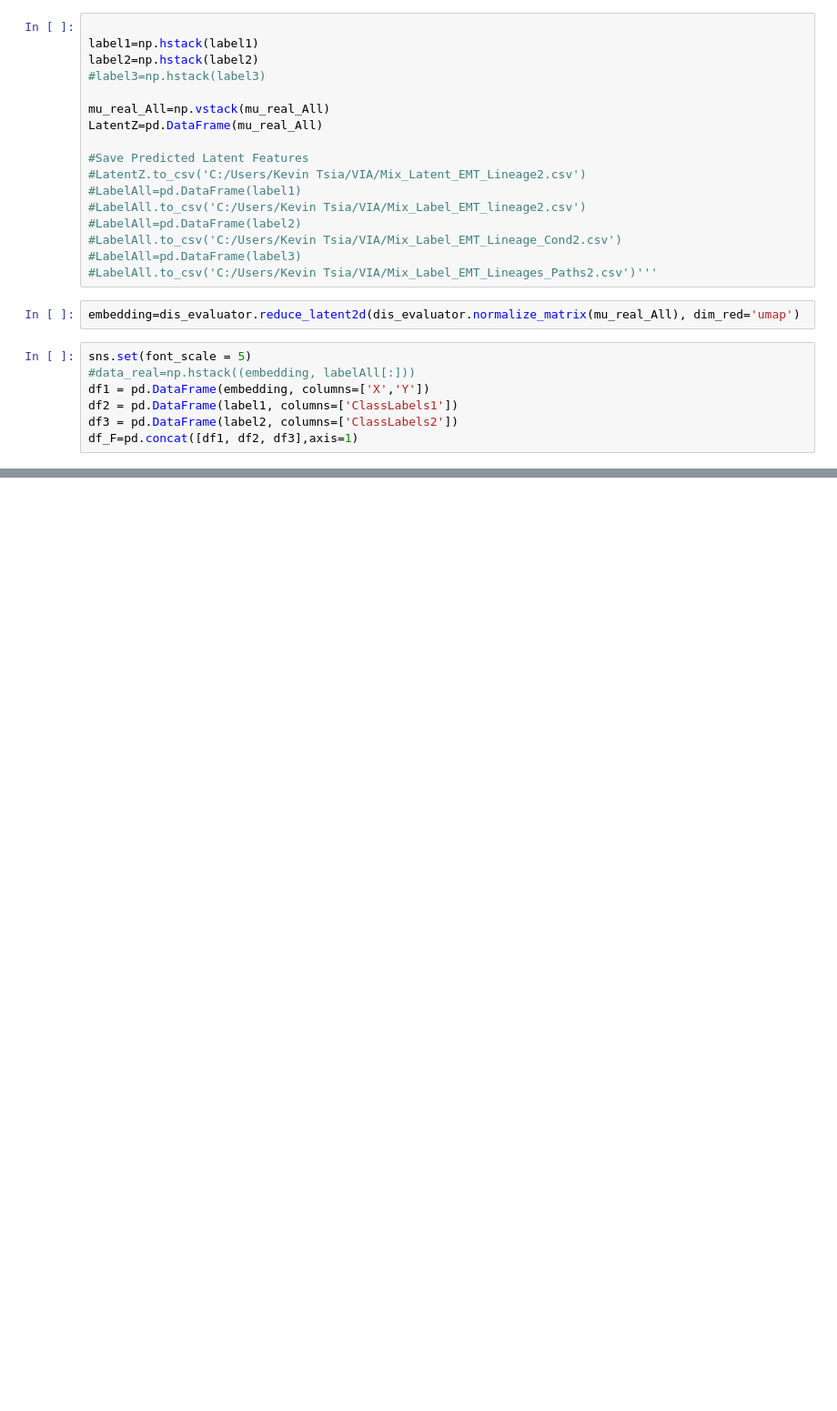
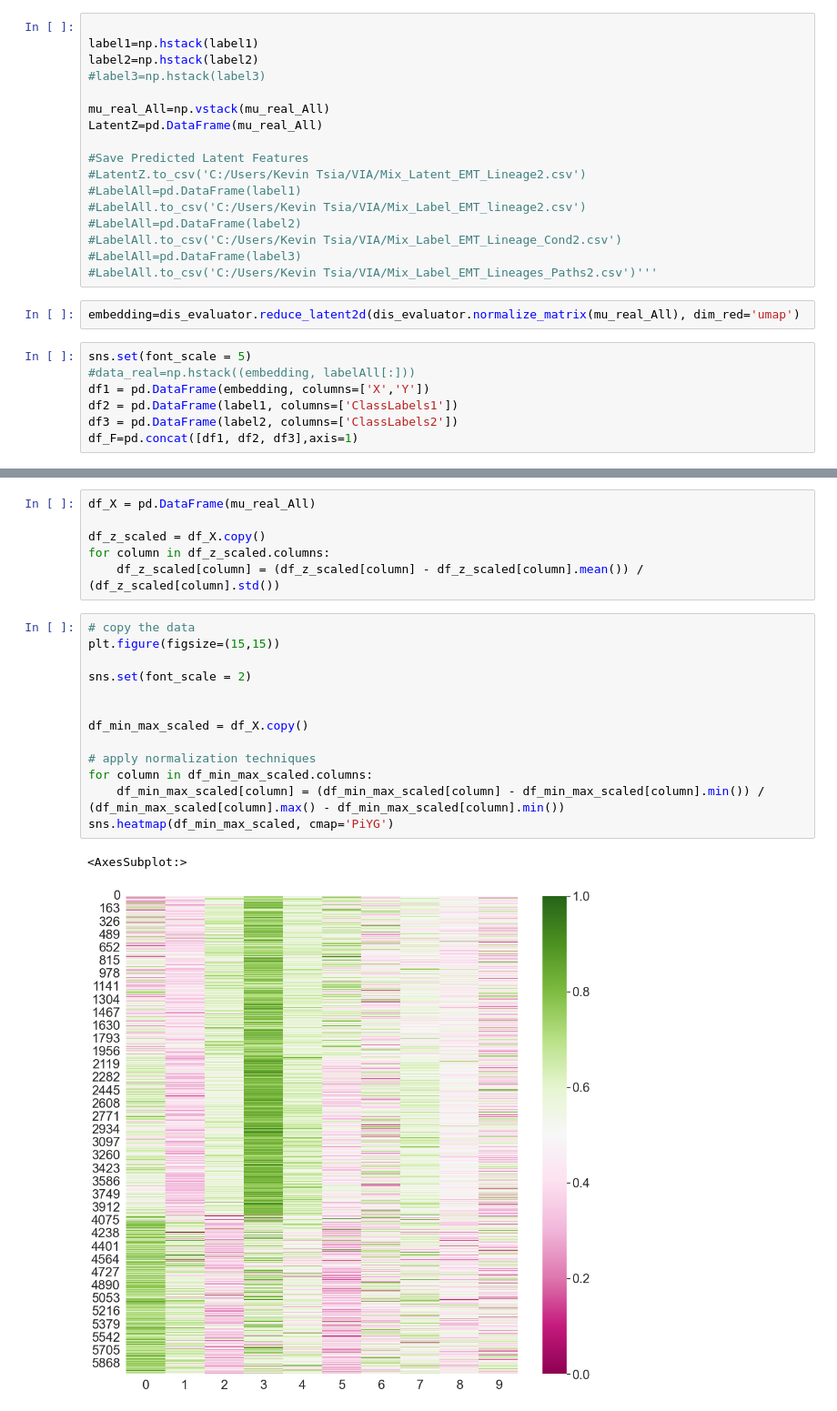
Before and after one commit to rashmisrm/MorphoGenie, a Jupyter notebook: MorphoGenie-Test.ipynb, the cells around one changed output, grey strips where cells are left out. Shown: that part at 91% size. Drawn from its saved outputs; the diff is of its cells as text; blank space fills up the shorter version.

```diff
--- a/MorphoGenie-Test.ipynb
+++ b/MorphoGenie-Test.ipynb
@@ -403,0 +366,22 @@ plt.show()
+# %%
+df_X = pd.DataFrame(mu_real_All)
+
+df_z_scaled = df_X.copy()
+for column in df_z_scaled.columns:
+    df_z_scaled[column] = (df_z_scaled[column] - df_z_scaled[column].mean()) / (df_z_scaled[column].std())
+# %%
+# copy the data
+plt.figure(figsize=(15,15))
+
+sns.set(font_scale = 2)
+
+
+df_min_max_scaled = df_X.copy()
+
+# apply normalization techniques
+for column in df_min_max_scaled.columns:
+    df_min_max_scaled[column] = (df_min_max_scaled[column] - df_min_max_scaled[column].min()) / (df_min_max_scaled[column].max() - df_min_max_scaled[column].min())
+sns.heatmap(df_min_max_scaled, cmap='PiYG')
+# %% [output]
+<AxesSubplot:>
+[figure, added]
```
Also changed, not shown: parts of 7 cells of this notebook.
